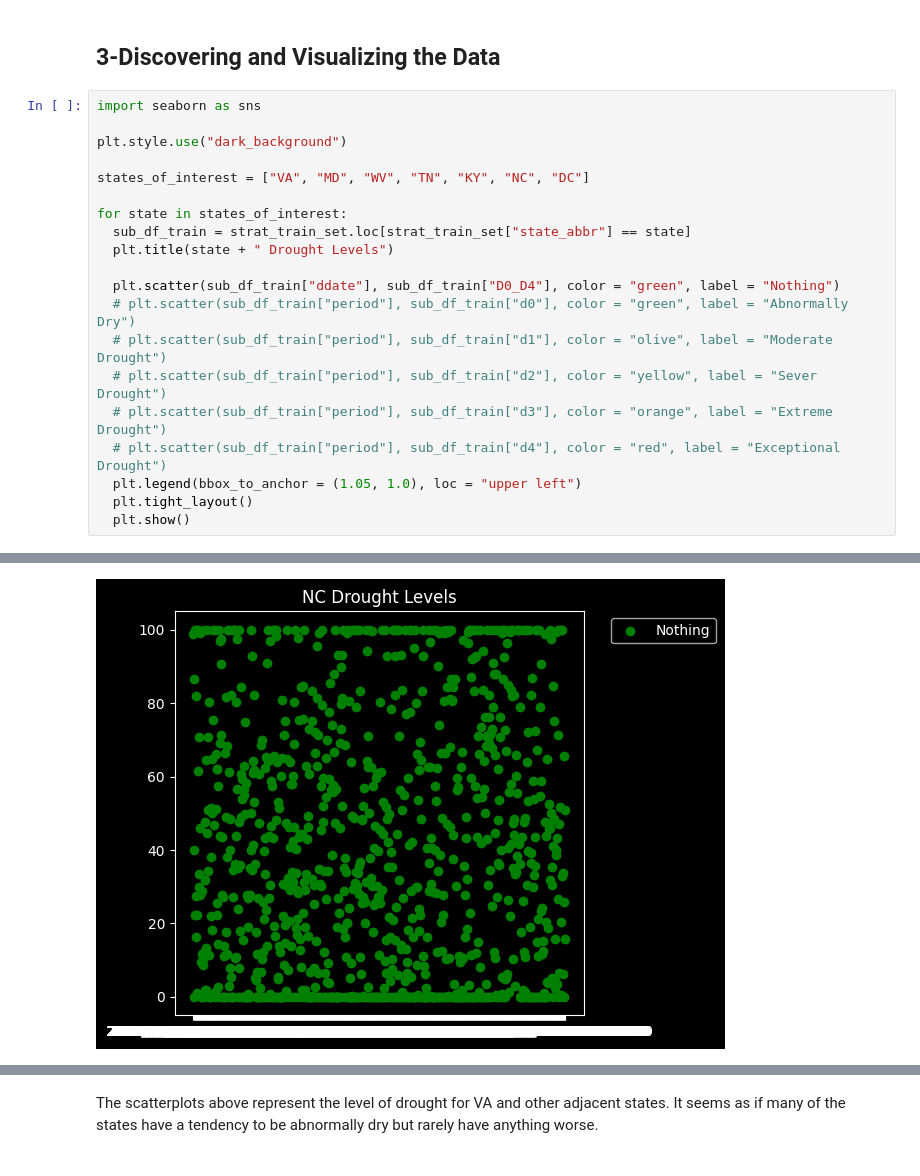
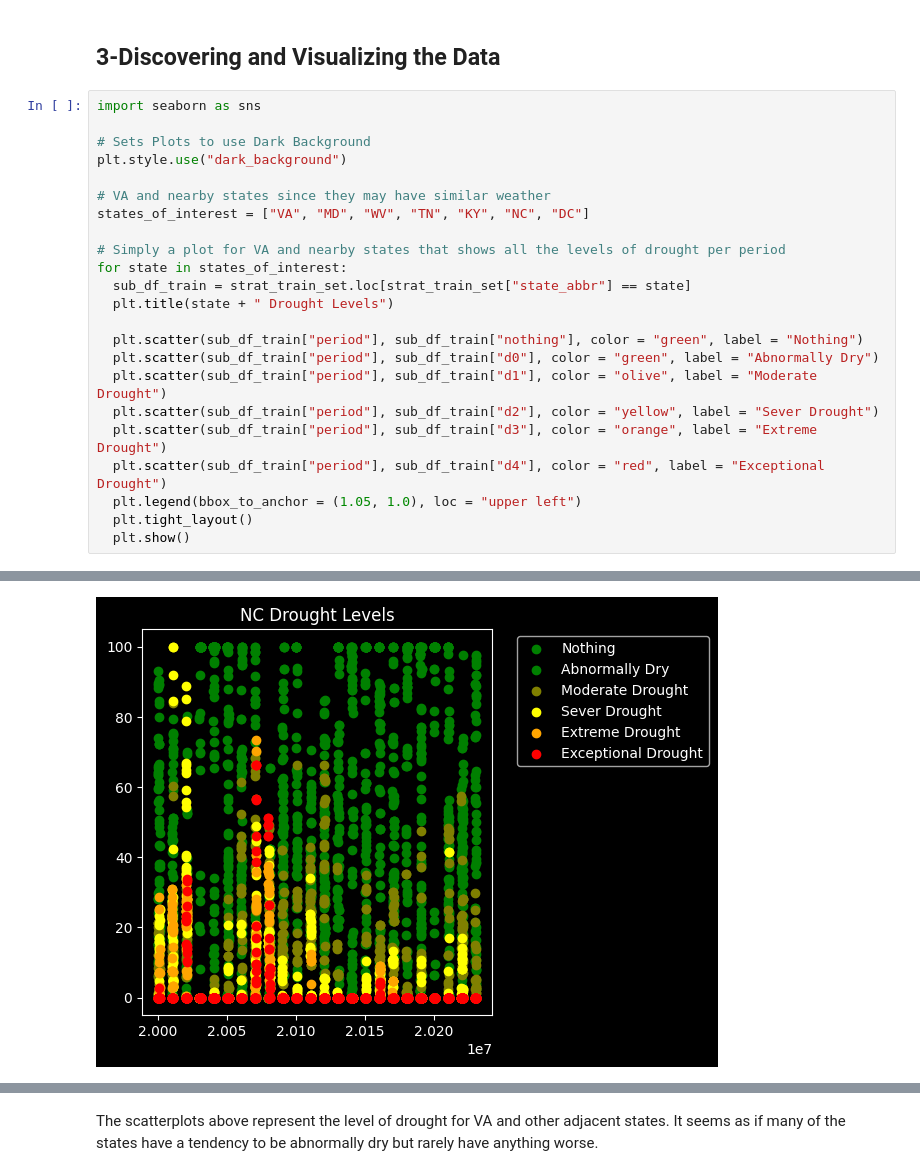
Before and after one commit to Tazering/FakeMind-ML4VA-Project, a Jupyter notebook: FakeMind_ML4VA.ipynb, the cells around one changed output, grey strips where cells are left out. Drawn from its saved outputs; the diff is of its cells as text.

```diff
--- a/FakeMind_ML4VA.ipynb
+++ b/FakeMind_ML4VA.ipynb
@@ -139,20 +139,23 @@ Name: state_abbr, dtype: float64
 # %%
 import seaborn as sns
 
+# Sets Plots to use Dark Background
 plt.style.use("dark_background")
 
+# VA and nearby states since they may have similar weather
 states_of_interest = ["VA", "MD", "WV", "TN", "KY", "NC", "DC"]
 
+# Simply a plot for VA and nearby states that shows all the levels of drought per period
 for state in states_of_interest:
   sub_df_train = strat_train_set.loc[strat_train_set["state_abbr"] == state]
   plt.title(state + " Drought Levels")
 
-  plt.scatter(sub_df_train["ddate"], sub_df_train["D0_D4"], color = "green", label = "Nothing")
-  # plt.scatter(sub_df_train["period"], sub_df_train["d0"], color = "green", label = "Abnormally Dry")
-  # plt.scatter(sub_df_train["period"], sub_df_train["d1"], color = "olive", label = "Moderate Drought")
-  # plt.scatter(sub_df_train["period"], sub_df_train["d2"], color = "yellow", label = "Sever Drought")
-  # plt.scatter(sub_df_train["period"], sub_df_train["d3"], color = "orange", label = "Extreme Drought")
-  # plt.scatter(sub_df_train["period"], sub_df_train["d4"], color = "red", label = "Exceptional Drought")
+  plt.scatter(sub_df_train["period"], sub_df_train["nothing"], color = "green", label = "Nothing")
+  plt.scatter(sub_df_train["period"], sub_df_train["d0"], color = "green", label = "Abnormally Dry")
+  plt.scatter(sub_df_train["period"], sub_df_train["d1"], color = "olive", label = "Moderate Drought")
+  plt.scatter(sub_df_train["period"], sub_df_train["d2"], color = "yellow", label = "Sever Drought")
+  plt.scatter(sub_df_train["period"], sub_df_train["d3"], color = "orange", label = "Extreme Drought")
+  plt.scatter(sub_df_train["period"], sub_df_train["d4"], color = "red", label = "Exceptional Drought")
   plt.legend(bbox_to_anchor = (1.05, 1.0), loc = "upper left")
   plt.tight_layout()
   plt.show()
@@ -165 +168 @@ for state in states_of_interest:
-[figure, old version]
+[figure, new version]
```
Also changed, not shown: parts of 8 cells of this notebook.
